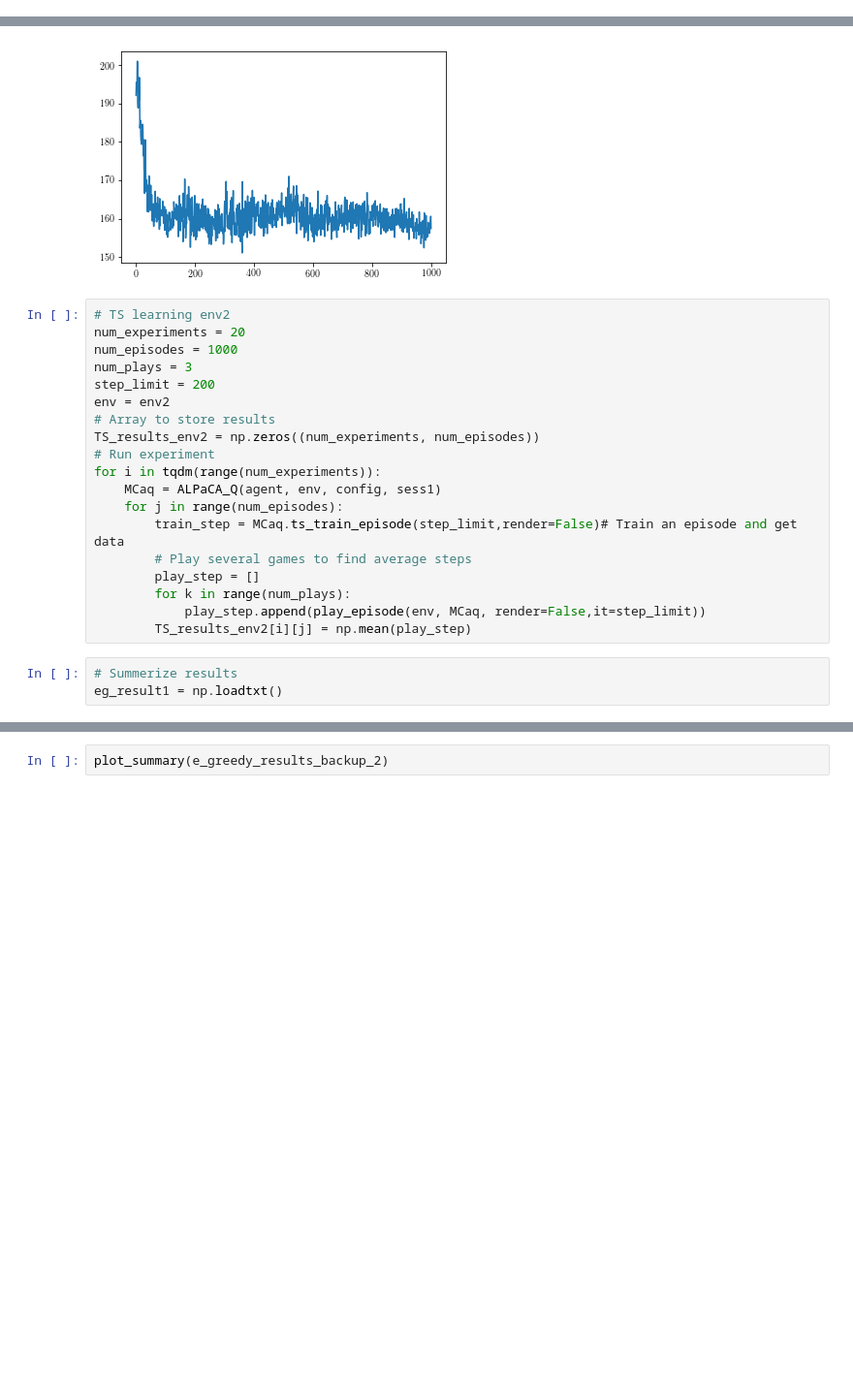
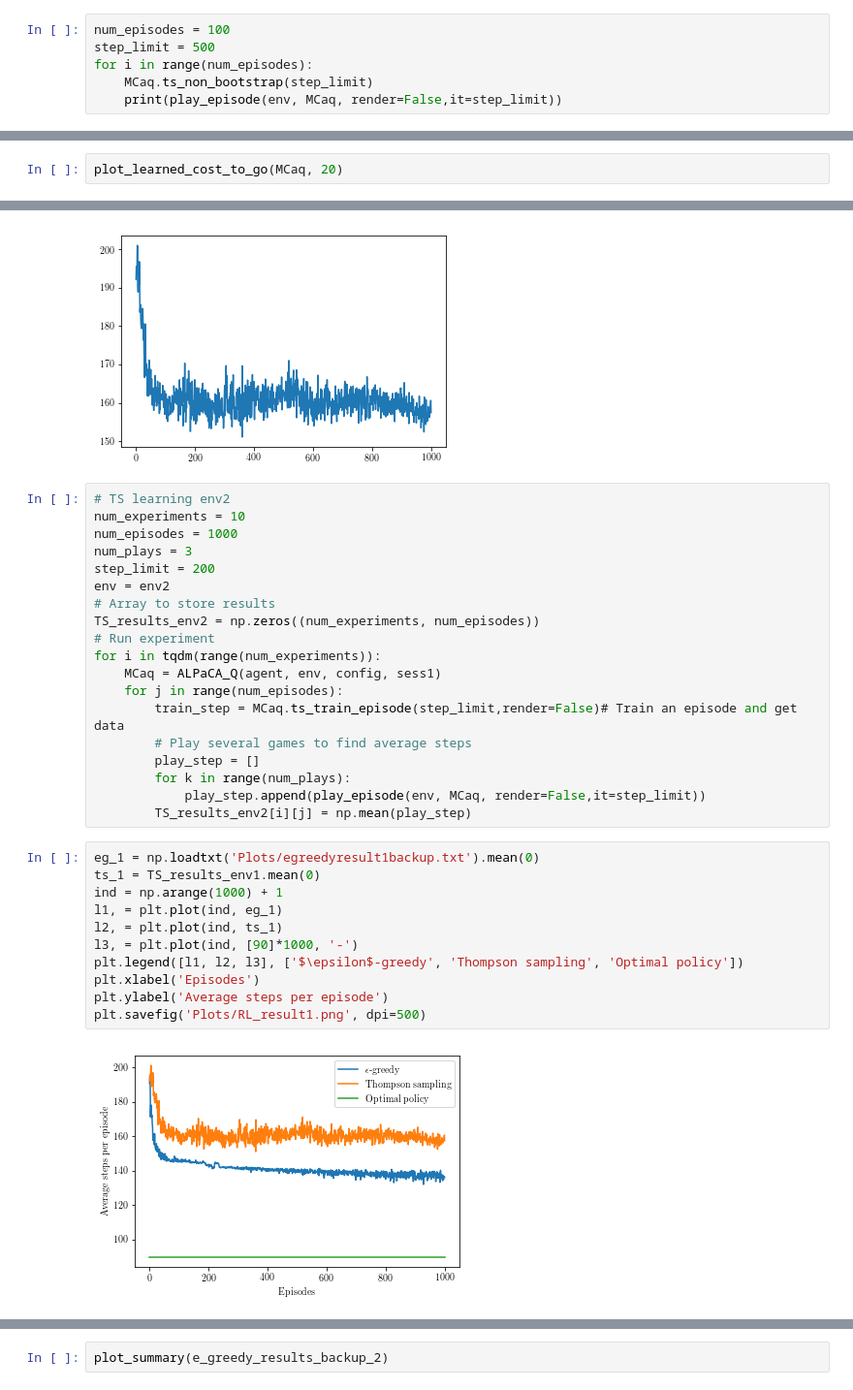
Before and after one commit to FJYang96/ALPaCA-Q-learning, a Jupyter notebook: MountainCar_Experiment.ipynb, the cells around one changed output, grey strips where cells are left out. Shown: that part at 97% size. Cells and saved outputs as stored; diff of their text form; blank space fills up the shorter version.

```diff
--- a/MountainCar_Experiment.ipynb
+++ b/MountainCar_Experiment.ipynb
@@ -220,3 +224,9 @@ env2 = MCF(gravity=grav, thrust=thru)
 # %% [output]
 WARN: gym.spaces.Box autodetected dtype as <class 'numpy.float32'>. Please provide explicit dtype.
 WARN: gym.spaces.Box autodetected dtype as <class 'numpy.float32'>. Please provide explicit dtype.
+# %%
+num_episodes = 100
+step_limit = 500
+for i in range(num_episodes):
+    MCaq.ts_non_bootstrap(step_limit)
+    print(play_episode(env, MCaq, render=False,it=step_limit))
@@ -222,0 +235,2 @@ WARN: gym.spaces.Box autodetected dtype as <class 'numpy.float32'>. Please provi
+# %%
+plot_learned_cost_to_go(MCaq, 20)
@@ -281,7 +298,7 @@ plot_summary(TS_results_env1)
 [figure]
 # %%
 # TS learning env2
-num_experiments = 20
+num_experiments = 10
 num_episodes = 1000
 num_plays = 3
 step_limit = 200
@@ -298,6 +315,16 @@ for i in tqdm(range(num_experiments)):
         for k in range(num_plays):
             play_step.append(play_episode(env, MCaq, render=False,it=step_limit))
         TS_results_env2[i][j] = np.mean(play_step)
-# %%
-# Summerize results
-eg_result1 = np.loadtxt()
+# %%
+eg_1 = np.loadtxt('Plots/egreedyresult1backup.txt').mean(0)
+ts_1 = TS_results_env1.mean(0)
+ind = np.arange(1000) + 1
+l1, = plt.plot(ind, eg_1)
+l2, = plt.plot(ind, ts_1)
+l3, = plt.plot(ind, [90]*1000, '-')
+plt.legend([l1, l2, l3], ['$\epsilon$-greedy', 'Thompson sampling', 'Optimal policy'])
+plt.xlabel('Episodes')
+plt.ylabel('Average steps per episode')
+plt.savefig('Plots/RL_result1.png', dpi=500)
+# %% [output]
+[figure, added]
```
Also changed, not shown: parts of 5 cells of this notebook, 1 other file.
